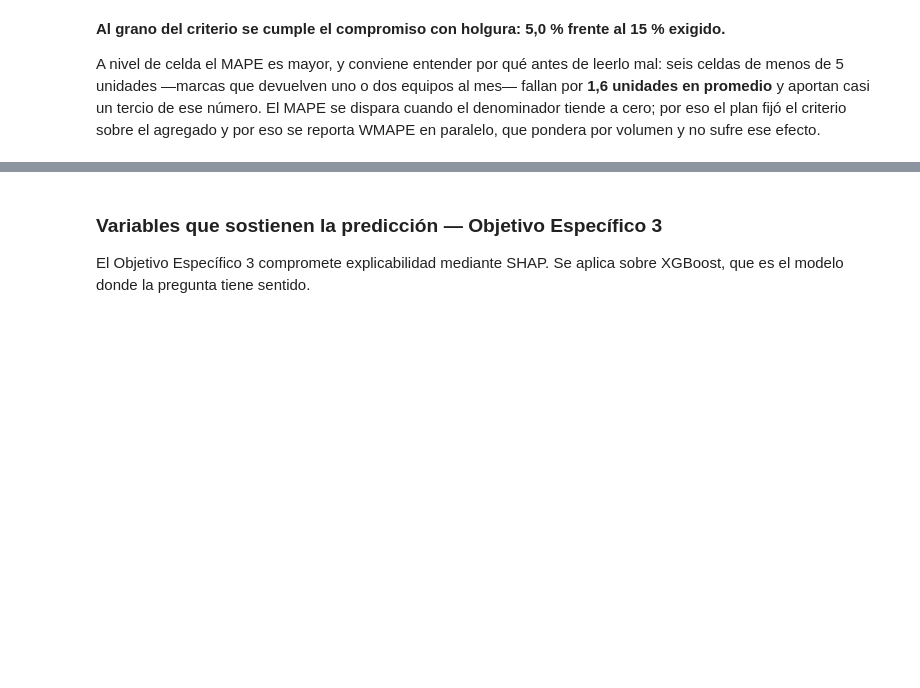
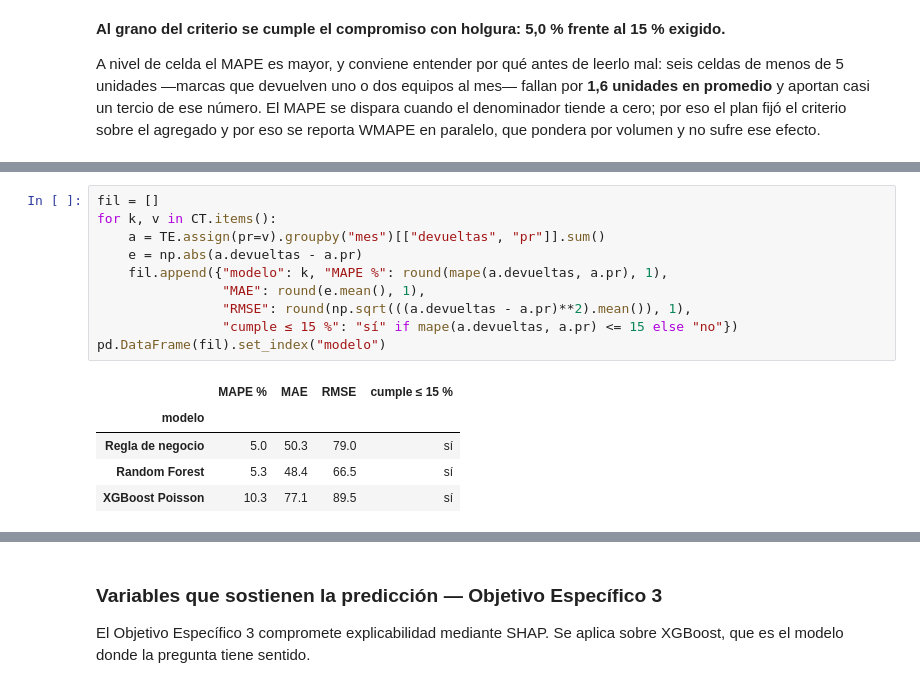
Before and after one commit to JimmyGuajan/capstone-devoluciones-udla, a Jupyter notebook: notebooks/04_modelo_final.ipynb, the cells around one changed output, grey strips where cells are left out. Saved outputs shown, nothing was run; the diff lists cells and outputs as text; blank space fills up the shorter version.

```diff
--- a/notebooks/04_modelo_final.ipynb
+++ b/notebooks/04_modelo_final.ipynb
@@ -369,0 +376,16 @@ que pondera por volumen y no sufre ese efecto.
+# %%
+fil = []
+for k, v in CT.items():
+    a = TE.assign(pr=v).groupby("mes")[["devueltas", "pr"]].sum()
+    e = np.abs(a.devueltas - a.pr)
+    fil.append({"modelo": k, "MAPE %": round(mape(a.devueltas, a.pr), 1),
+                "MAE": round(e.mean(), 1),
+                "RMSE": round(np.sqrt(((a.devueltas - a.pr)**2).mean()), 1),
+                "cumple ≤ 15 %": "sí" if mape(a.devueltas, a.pr) <= 15 else "no"})
+pd.DataFrame(fil).set_index("modelo")
+# %% [output]
+|  | MAPE % | MAE | RMSE | cumple ≤ 15 % |
+| modelo |  |  |  |  |
+| Regla de negocio | 5.0 | 50.3 | 79.0 | sí |
+| Random Forest | 5.3 | 48.4 | 66.5 | sí |
+| XGBoost Poisson | 10.3 | 77.1 | 89.5 | sí |
```
Also changed, not shown: parts of 4 cells of this notebook, 1 other file.
